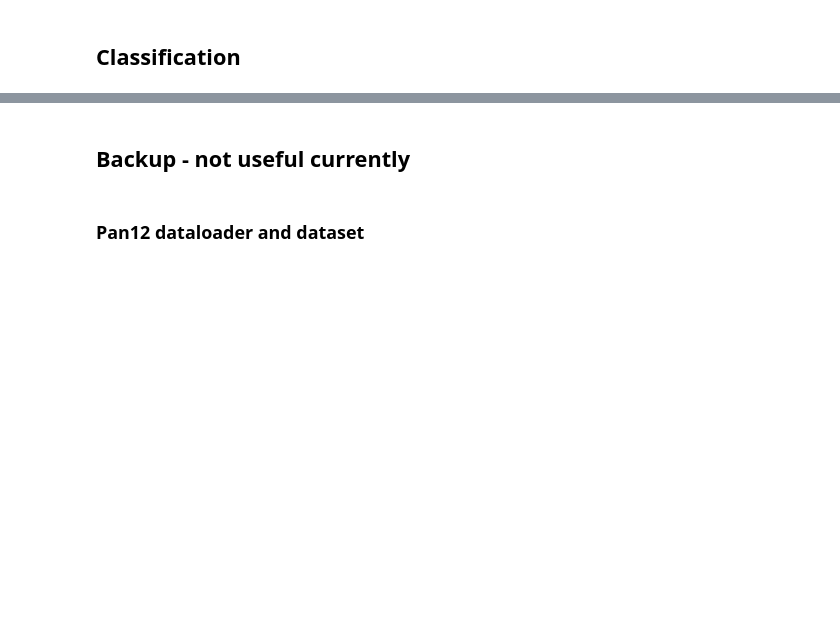
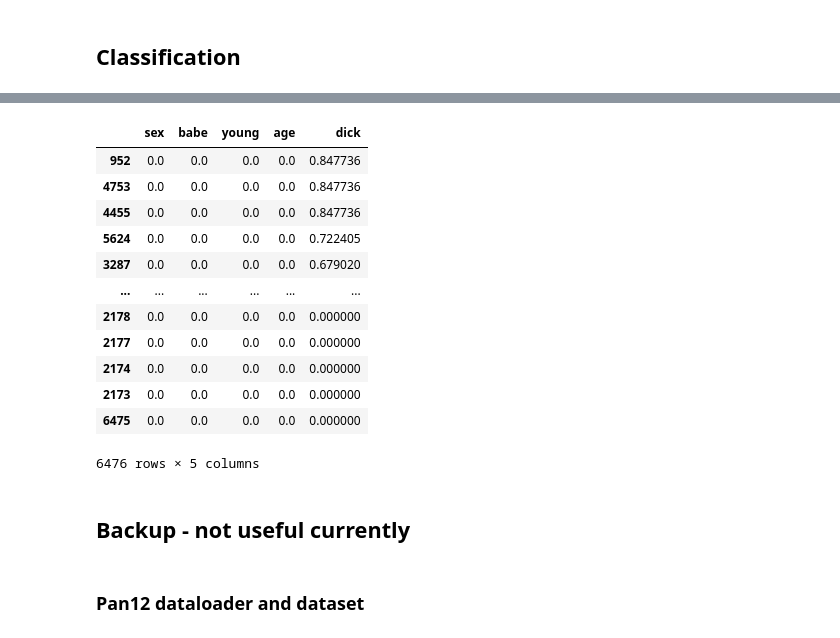
Before and after one commit to mryanivtal/cybersecurity_hw2, a Jupyter notebook: cyber_hw2.ipynb, the cells around one changed output, grey strips where cells are left out. Saved outputs shown, nothing was run; the diff lists cells and outputs as text; code cells hidden in the pictures; blank space fills up the shorter version.

```diff
--- a/cyber_hw2.ipynb
+++ b/cyber_hw2.ipynb
@@ -743,0 +687,5 @@ pan12_df[(pan12_df.contains_family_words == True)]
+# %%
+pan12_df = pd.read_csv(PAN12_FULL_RAW_CSV, index_col=0)
+pan12_df = pan12_df.dropna()
+pan12_df.text = pan12_df.text.astype('string')
+pan12_df.dtypes
@@ -755,0 +843,11 @@ NameError: name 'TfidfVectorizer' is not defined
+# %%
+# Train TF/IDF model
+tfidf_vectorizer = TfidfVectorizer(min_df = 5, max_df = 0.95)
+tfidf_vectorizer.fit(pan12_df['preprocessed_bow'])
+
+# Transform chat messages to vocabulary vectors
+vectorized_data = tfidf_vectorizer.transform(pan12_df['preprocessed_bow'])
+print(f'Vectorized data shape: {vectorized_data.shape}')
+
+print(pan12_df['preprocessed_bow'][6])
+print(vectorized_data[6])
@@ -755,0 +862,18 @@ NameError: name 'TfidfVectorizer' is not defined
+# %%
+# create dataframe of vectors
+tfidf_df = pd.DataFrame(vectorized_data.toarray(), columns=tfidf_vectorizer.get_feature_names())
+# tfidf_df[['sex', 'babe', 'young', 'age', 'dick']].sort_values('dick', ascending=False)
+# %% [output]
+|  | sex | babe | young | age | dick |
+| 952 | 0.0 | 0.0 | 0.0 | 0.0 | 0.847736 |
+| 4753 | 0.0 | 0.0 | 0.0 | 0.0 | 0.847736 |
+| 4455 | 0.0 | 0.0 | 0.0 | 0.0 | 0.847736 |
+| 5624 | 0.0 | 0.0 | 0.0 | 0.0 | 0.722405 |
+| 3287 | 0.0 | 0.0 | 0.0 | 0.0 | 0.679020 |
+| ... | ... | ... | ... | ... | ... |
+| 2178 | 0.0 | 0.0 | 0.0 | 0.0 | 0.000000 |
+| 2177 | 0.0 | 0.0 | 0.0 | 0.0 | 0.000000 |
+| 2174 | 0.0 | 0.0 | 0.0 | 0.0 | 0.000000 |
+| 2173 | 0.0 | 0.0 | 0.0 | 0.0 | 0.000000 |
+| 6475 | 0.0 | 0.0 | 0.0 | 0.0 | 0.000000 |
+6476 rows × 5 columns
```
Also changed, not shown: parts of 36 cells of this notebook, 7 other files.
